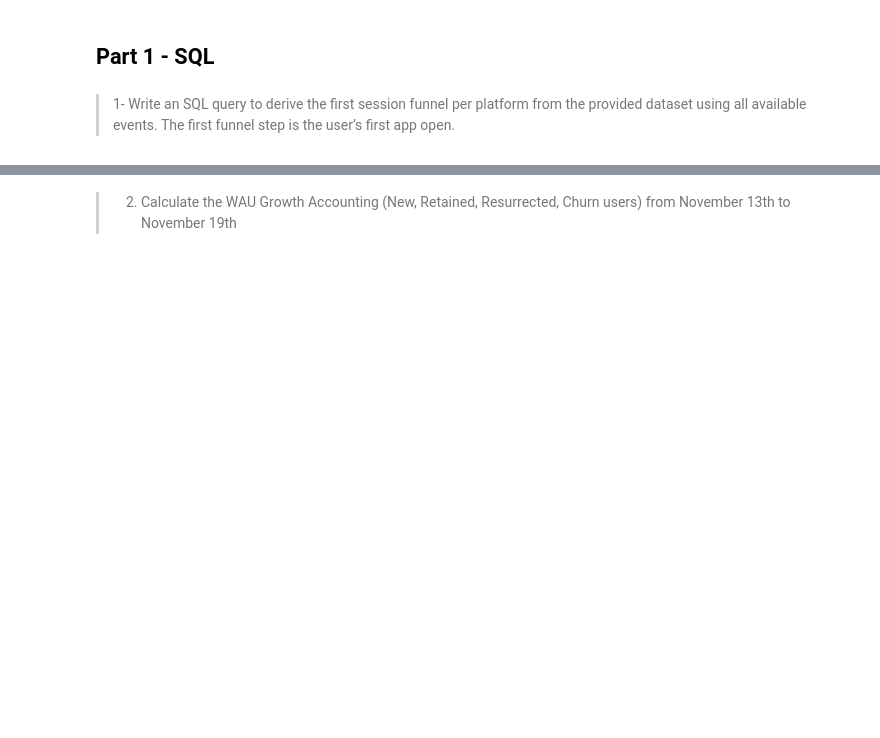
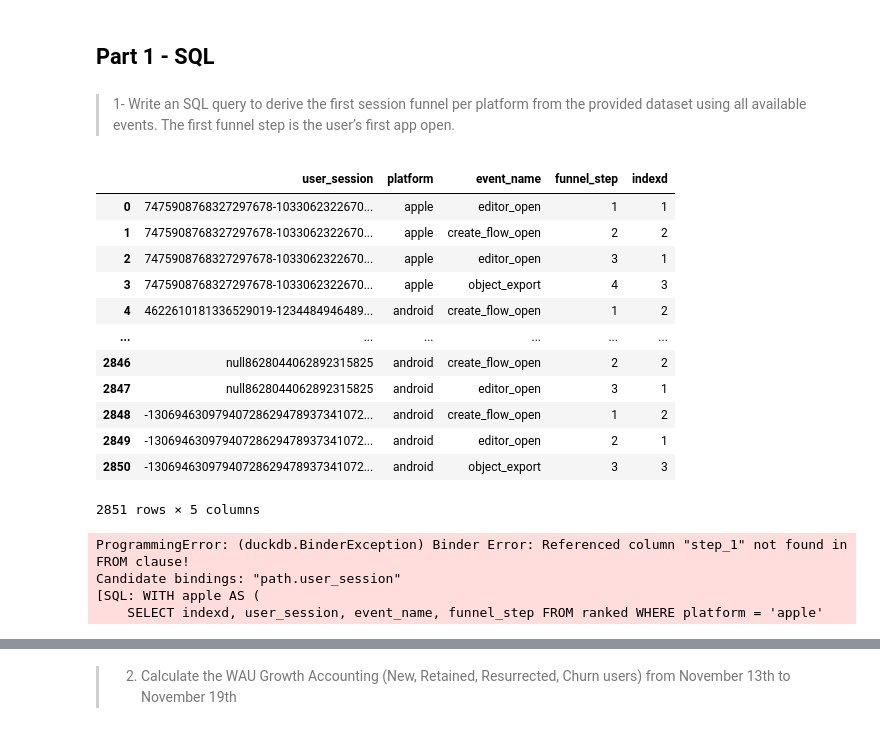
Before and after one commit to camiladwa/case_study, a Jupyter notebook: growth_case_study/growth_case_study.ipynb, the cells around one changed output, grey strips where cells are left out. Saved outputs shown, nothing was run; the diff lists cells and outputs as text; code cells hidden in the pictures; blank space fills up the shorter version.

```diff
--- a/growth_case_study/growth_case_study.ipynb
+++ b/growth_case_study/growth_case_study.ipynb
@@ -115,3 +118,28 @@ visitors
 ## Part 1 - SQL
 # %% [markdown]
 > 1- Write an SQL query to derive the first session funnel per platform from the provided dataset using all available events. The first funnel step is the user’s first app open.
+# %%
+ranked = _deepnote_execute_sql('WITH base AS (\n    SELECT \n    events.date_time\n    , events.user_skey\n    , events.platform\n    , events.session_skey\n    , events.event_name\n    , LAG(event_name) OVER (PARTITION BY events.session_skey, events.user_skey ORDER BY events.date_time) AS prev_event\n    FROM events \n    INNER JOIN apps_open USING(session_skey)\n)\n\n, ranked AS (\n    SELECT     \n    session_skey\n    , prev_event\n    , user_skey\n    , platform\n    , event_name\n    , RANK() OVER (PARTITION BY session_skey, user_skey ORDER BY date_time) AS funnel_step\n    FROM base\n    WHERE prev_event != event_name OR prev_event IS NULL\n)\n\n, label AS (\nSELECT DISTINCT\n    event_name\n    , row_number() OVER () AS indexd\nfrom ranked\nGROUP BY 1\n)\n\n-- SELECT * FROM label\nSELECT \nCONCAT(user_skey,session_skey) AS user_session\n, platform\n, event_name\n, funnel_step\n, indexd\nFROM ranked\nLEFT JOIN label USING(event_name)\nWHERE funnel_step < 10', 'SQL_DEEPNOTE_DATAFRAME_SQL', audit_sql_comment='', sql_cache_mode='cache_disabled')
+ranked
+# %% [output]
+|  | user_session | platform | event_name | funnel_step | indexd |
+| 0 | 7475908768327297678-1033062322670... | apple | editor_open | 1 | 1 |
+| 1 | 7475908768327297678-1033062322670... | apple | create_flow_open | 2 | 2 |
+| 2 | 7475908768327297678-1033062322670... | apple | editor_open | 3 | 1 |
+| 3 | 7475908768327297678-1033062322670... | apple | object_export | 4 | 3 |
+| 4 | 4622610181336529019-1234484946489... | android | create_flow_open | 1 | 2 |
+| ... | ... | ... | ... | ... | ... |
+| 2846 | null8628044062892315825 | android | create_flow_open | 2 | 2 |
+| 2847 | null8628044062892315825 | android | editor_open | 3 | 1 |
+| 2848 | -13069463097940728629478937341072... | android | create_flow_open | 1 | 2 |
+| 2849 | -13069463097940728629478937341072... | android | editor_open | 2 | 1 |
+| 2850 | -13069463097940728629478937341072... | android | object_export | 3 | 3 |
+2851 rows × 5 columns
+# %%
+apple = _deepnote_execute_sql('WITH apple AS (\n    SELECT indexd, user_session, event_name, funnel_step FROM ranked WHERE platform = \'apple\'\n)\n, path AS (\n    PIVOT apple\n    ON CONCAT(\'step_\', funnel_step)\n    USING FIRST(event_name), FIRST(indexd)\nGROUP BY user_session\n)\nSELECT step_1\n    , step_2\n    , step_3\n    , step_4\n    , step_5\n    , count(distinct user_session) AS total \nFROM path\nGROUP BY 1,2,3,4,5', 'SQL_DEEPNOTE_DATAFRAME_SQL', audit_sql_comment='', sql_cache_mode='cache_disabled')
+apple
+# %% [output]
+ProgrammingError: (duckdb.BinderException) Binder Error: Referenced column "step_1" not found in FROM clause!
+Candidate bindings: "path.user_session"
+[SQL: WITH apple AS (
+    SELECT indexd, user_session, event_name, funnel_step FROM ranked WHERE platform = 'apple'
```
Also changed, not shown: parts of 5 cells of this notebook.
